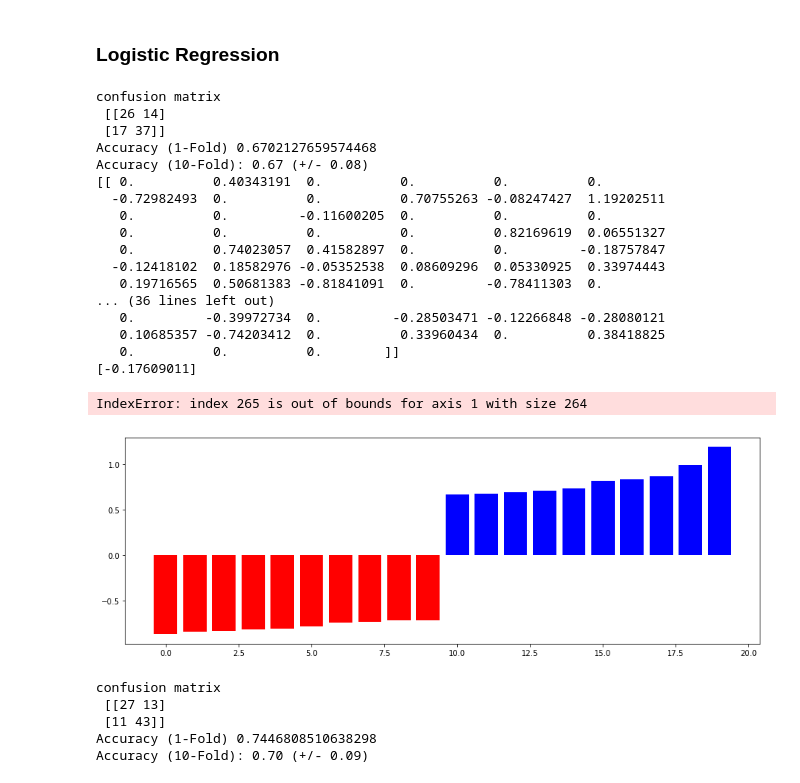
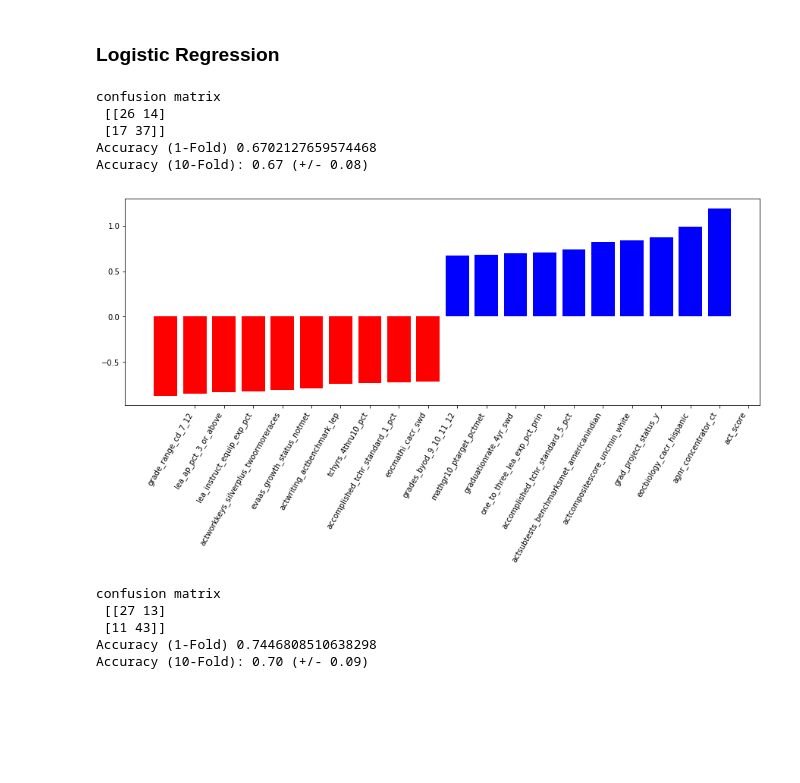
Before and after one commit to crkim13/7331DataMining, a Jupyter notebook: MiniProject_Brett.ipynb, the cells around one changed output. Drawn from its saved outputs; the diff is of its cells as text; code cells hidden in the pictures; blank space fills up the shorter version.

Commit message:
Fixed graph issues

```diff
--- a/MiniProject_Brett.ipynb
+++ b/MiniProject_Brett.ipynb
@@ -171,13 +171,16 @@ renameCols = {'_1yr_tchr_trnovr_pct': 'One_yr_tchr_trnovr_pct',
               '10+ Years_LEA_Exp_Pct_Prin': 'ten_plus_years_LEA_Exp_Pct_Prin',
               '4-10 Years_LEA_Exp_Pct_Prin': 'four_plus_years_LEA_Exp_Pct_Prin',
               '4-Year_Cohort_Graduation_Rate_Score': 'four_Year_Cohort_Graduation_Rate_Score',
-              '_1_to_1_access_Yes': 'one_to_one_access_yes'}
+              '_1_to_1_access_Yes': 'one_to_one_access_yes',
+              '4_10_Years_LEA_Exp_Pct_Prin': 'Four_to_Ten_Years_Exp_Pct_prin',
+              '10+_Years_LEA_Exp_Pct_Prin': 'Ten_Plus_Years_LEA_Exp_Pct_prin',
+              '0_3_Years_LEA_Exp_Pct_Prin': 'One_to_three_lea_exp_pct_prin'}
 
 # Remove any trailing white spaces
 dfDropped.columns = dfDropped.columns.str.strip()
 
 # Remove any spaces, slashes, or hyphens
-dfDropped.columns = dfDropped.columns.str.replace(r' |/|-', "_")
+dfDropped.columns = dfDropped.columns.str.replace(r' |/|-|,|\+|:', "_")
 
 # Rename columns
 dfDropped.rename(columns=renameCols, inplace = True)
@@ -250,27 +252,14 @@ confusion matrix
  [17 37]]
 Accuracy (1-Fold) 0.6702127659574468
 Accuracy (10-Fold): 0.67 (+/- 0.08)
-[[ 0.          0.40343191  0.          0.          0.          0.
-  -0.72982493  0.          0.          0.70755263 -0.08247427  1.19202511
-   0.          0.         -0.11600205  0.          0.          0.
-   0.          0.          0.          0.          0.82169619  0.06551327
-   0.          0.74023057  0.41582897  0.          0.         -0.18757847
-  -0.12418102  0.18582976 -0.05352538  0.08609296  0.05330925  0.33974443
-   0.19716565  0.50681383 -0.81841091  0.         -0.78411303  0.
-... (36 lines left out)
-   0.         -0.39972734  0.         -0.28503471 -0.12266848 -0.28080121
-   0.10685357 -0.74203412  0.          0.33960434  0.          0.38418825
-   0.          0.          0.        ]]
-[-0.17609011]
 # %%
 # Graph the columns in terms of prediction weight
 cv = CountVectorizer()
-cv.fit(XCopy)
+cv.fit(X)
 
 plot_coefficients(lr_clf, cv.get_feature_names(), top_features=10)
 # %% [output]
-IndexError: index 265 is out of bounds for axis 1 with size 264
-[figure, old version]
+[figure, new version]
 # %%
 #The second model uses Lasso regression but changes the cost to 0.05.
 # first we create a reusable logisitic regression object
```
Also changed, not shown: parts of 15 cells of this notebook.
